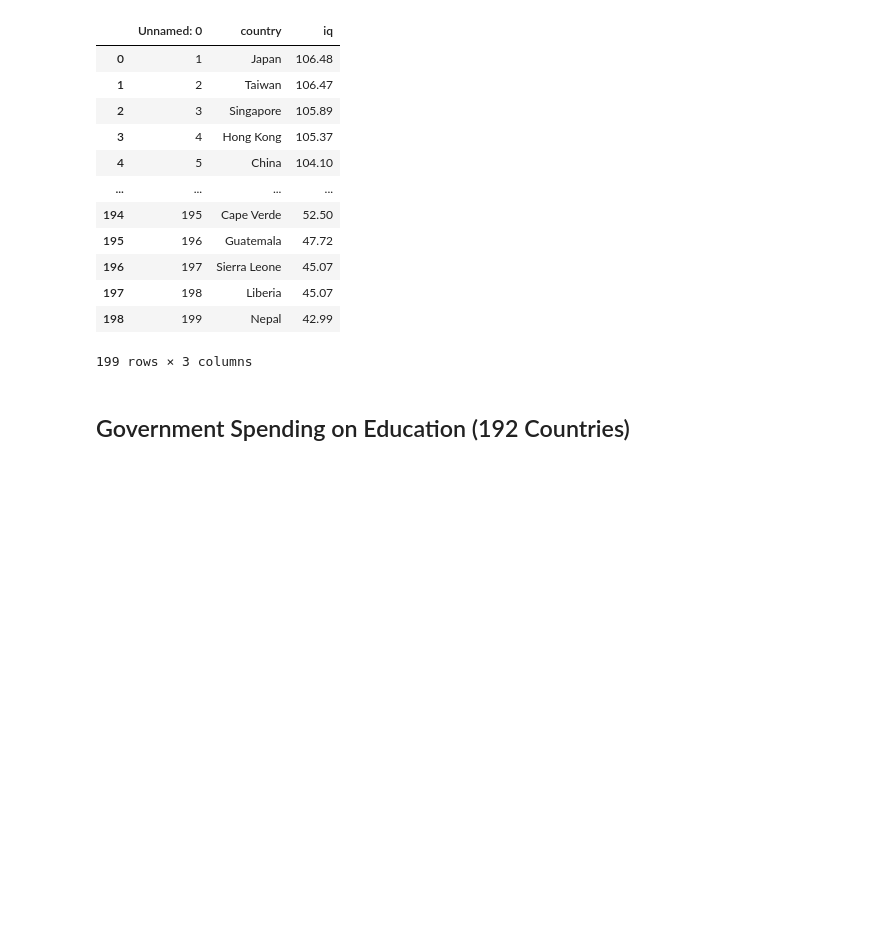
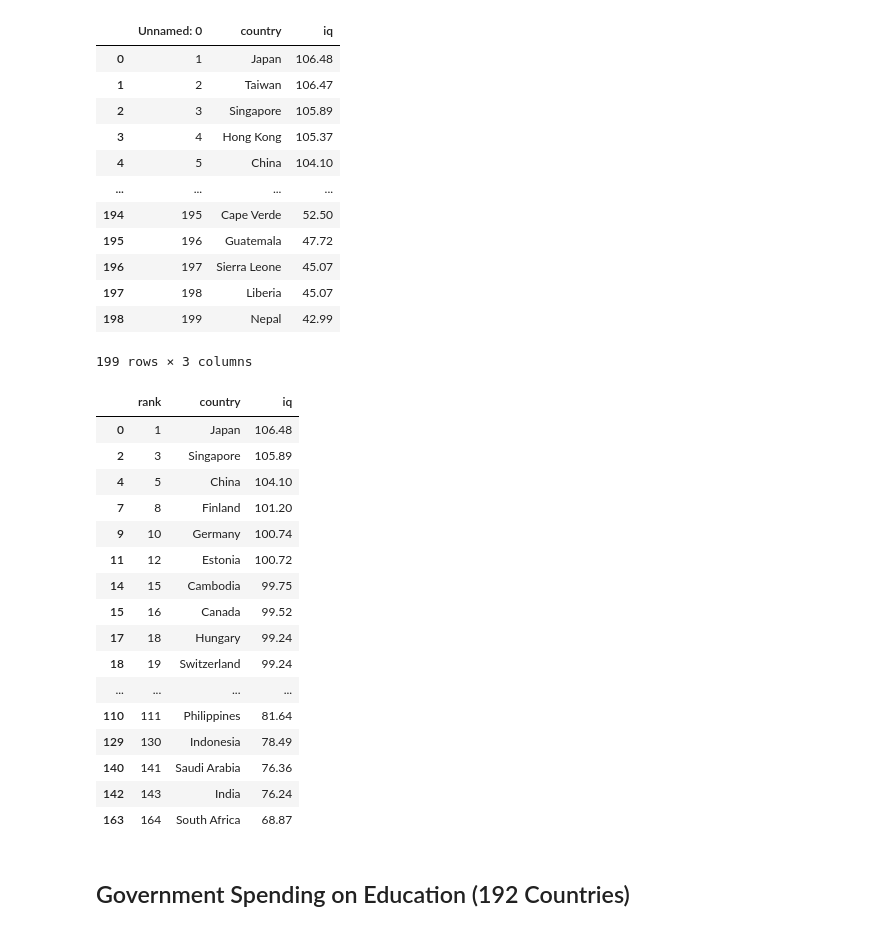
Before and after one commit to nurkhamidah/Education_Dashboard, a Jupyter notebook: object.ipynb, the cells around one changed output. Cells and saved outputs as stored; diff of their text form; code cells hidden in the pictures; blank space fills up the shorter version.

```diff
--- a/object.ipynb
+++ b/object.ipynb
@@ -41,0 +150,22 @@ iq_score
+# %%
+iq_score_use = iq_score[iq_score.country.isin(G20_OECD)].sort_values('iq', ascending=False)
+iq_score_use.rename({'Unnamed: 0':'rank'}, axis=1, inplace=True)
+iq_score_use
+# %% [output]
+|  | rank | country | iq |
+| 0 | 1 | Japan | 106.48 |
+| 2 | 3 | Singapore | 105.89 |
+| 4 | 5 | China | 104.10 |
+| 7 | 8 | Finland | 101.20 |
+| 9 | 10 | Germany | 100.74 |
+| 11 | 12 | Estonia | 100.72 |
+| 14 | 15 | Cambodia | 99.75 |
+| 15 | 16 | Canada | 99.52 |
+| 17 | 18 | Hungary | 99.24 |
+| 18 | 19 | Switzerland | 99.24 |
+| ... | ... | ... | ... |
+| 110 | 111 | Philippines | 81.64 |
+| 129 | 130 | Indonesia | 78.49 |
+| 140 | 141 | Saudi Arabia | 76.36 |
+| 142 | 143 | India | 76.24 |
+| 163 | 164 | South Africa | 68.87 |
```
Also changed, not shown: parts of 11 cells of this notebook, 1 other file.
